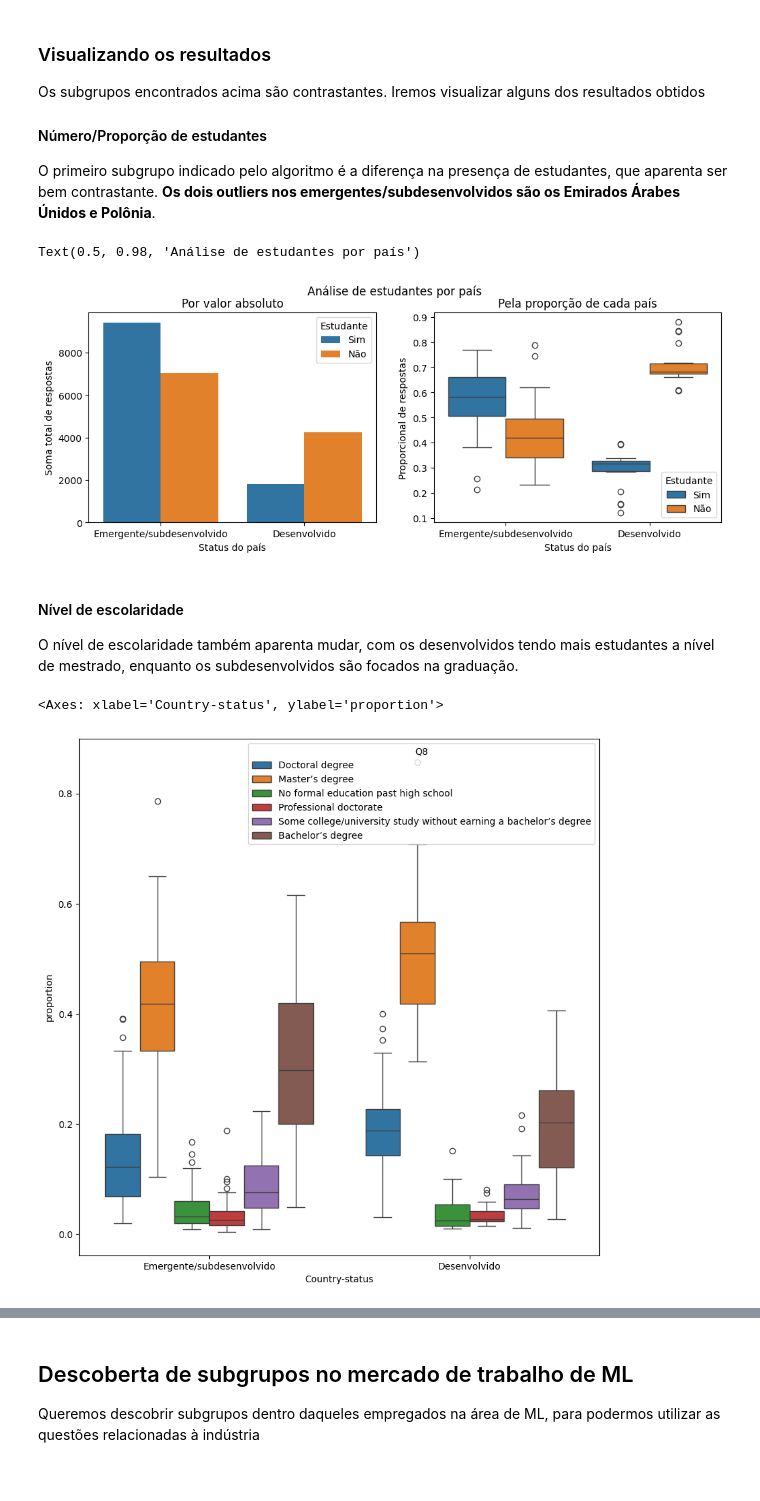
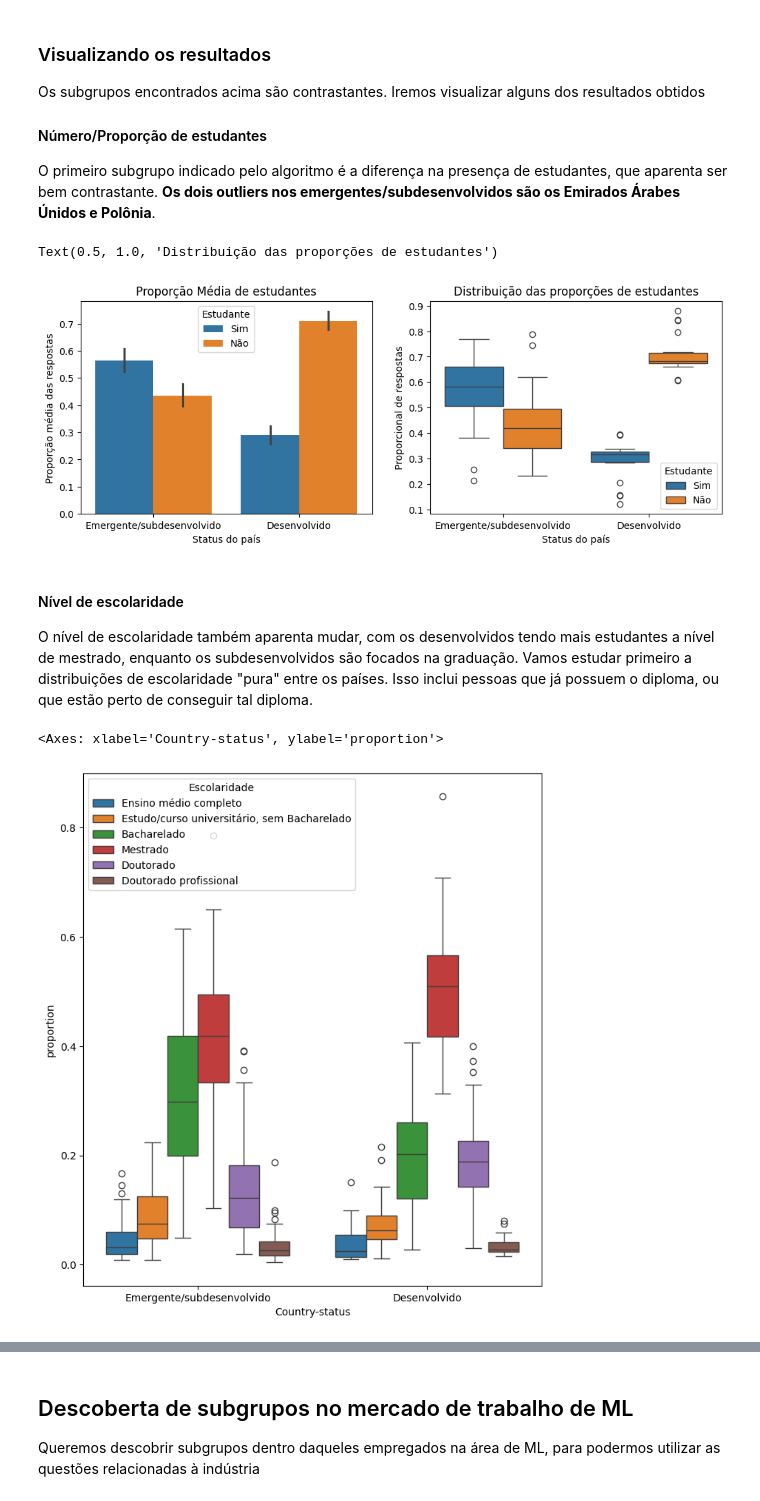
Before and after one commit to vlcfaria/kaggle-datamine, a Jupyter notebook: analysis.ipynb, the cells around one changed output, grey strips where cells are left out. Drawn from its saved outputs; the diff is of its cells as text; code cells hidden in the pictures.

```diff
--- a/analysis.ipynb
+++ b/analysis.ipynb
@@ -138,43 +186,50 @@ O primeiro subgrupo indicado pelo algoritmo é a diferença na presença de estu
 # %%
 fig, ax = plt.subplots(1,2, figsize=(12,4))
 
-count = df.groupby('Q4')[['Q5']].value_counts().reset_index()
-prop = df.groupby('Q4')[['Q5', 'Country-status']].value_counts(normalize=True).reset_index()
+prop = df.groupby('Q4')[['Q5', 'Country-status']].value_counts(normalize=True).reset_index().rename(columns={'Q5': 'Estudante'})
 
-country_grouped = pd.merge(count,prop, on=['Q4', 'Q5']).rename(columns={'Q5': 'Estudante'})
-country_grouped.replace({'Estudante': {'Yes': 'Sim', 'No': 'Não'},
+prop.replace({'Estudante': {'Yes': 'Sim', 'No': 'Não'},
                          'Country-status': {1: 'Emergente/subdesenvolvido', 2: 'Desenvolvido'}}, inplace=True)
 
-sns.barplot(country_grouped, x='Country-status', y='count', hue='Estudante', ax=ax[0], estimator='sum', errorbar=None)
-sns.boxplot(country_grouped, x='Country-status', y='proportion', hue='Estudante', ax=ax[1])
+sns.barplot(prop, x='Country-status', y='proportion', hue='Estudante', ax=ax[0], estimator='mean')
+sns.boxplot(prop, x='Country-status', y='proportion', hue='Estudante', ax=ax[1])
 
 ax[0].set_xlabel('Status do país')
-ax[0].set_ylabel('Soma total de respostas')
-ax[0].set_title('Por valor absoluto')
+ax[0].set_ylabel('Proporção média das respostas')
+ax[0].set_title('Proporção Média de estudantes')
 
 ax[1].set_xlabel('Status do país')
 ax[1].set_ylabel('Proporcional de respostas')
-ax[1].set_title('Pela proporção de cada país')
-
-plt.suptitle('Análise de estudantes por país')
+ax[1].set_title('Distribuição das proporções de estudantes')
 # %% [output]
-Text(0.5, 0.98, 'Análise de estudantes por país')
+Text(0.5, 1.0, 'Distribuição das proporções de estudantes')
-[figure, old version]
+[figure, new version]
 # %% [markdown]
 #### Nível de escolaridade
 
-O nível de escolaridade também aparenta mudar, com os desenvolvidos tendo mais estudantes a nível de mestrado, enquanto os subdesenvolvidos são focados na graduação.
+O nível de escolaridade também aparenta mudar, com os desenvolvidos tendo mais estudantes a nível de mestrado, enquanto os subdesenvolvidos são focados na graduação. Vamos estudar primeiro a distribuições de escolaridade "pura" entre os países. Isso inclui pessoas que já possuem o diploma, ou que estão perto de conseguir tal diploma.
 # %%
-filtered = df[df['Q8'] != 'I prefer not to answer']
-count = filtered.groupby(['Q4', 'Q5'])[['Q8']].value_counts().reset_index()
-prop = filtered.groupby(['Q4', 'Q5'])[['Q8', 'Country-status']].value_counts(normalize=True).reset_index()
+#Filter out not answered
+filtered = (df[df['Q8'] != 'I prefer not to answer']).rename(columns={'Q5': 'Estudante', 'Q8': 'Escolaridade'})
 
-scholar_grouped = pd.merge(count,prop, on=['Q4', 'Q5', 'Q8']).rename(columns={'Q5': 'Estudante'})
-scholar_grouped.replace({'Estudante': {'Yes': 'Sim', 'No': 'Não'},
-                         'Country-status': {1: 'Emergente/subdesenvolvido', 2: 'Desenvolvido'}}, inplace=True)
+scholarity_label = {'No formal education past high school' : 'Ensino médio completo',
+                    'Some college/university study without earning a bachelor’s degree': 'Estudo/curso universitário, sem Bacharelado',
+                    'Bachelor’s degree': 'Bacharelado',
+                    'Master’s degree': 'Mestrado',
+                    'Doctoral degree': 'Doutorado',
+                    'Professional doctorate': 'Doutorado profissional'}
 
-fig,ax = plt.subplots(figsize=(10,10))
-sns.boxplot(scholar_grouped, x='Country-status', y='proportion', hue='Q8', ax=ax)
+filtered.replace({'Estudante': {'Yes': 'Sim', 'No': 'Não'},
+                  'Country-status': {1: 'Emergente/subdesenvolvido', 2: 'Desenvolvido'},
+                  'Escolaridade': scholarity_label}, inplace=True)
+
+prop = (filtered.groupby(['Q4', 'Estudante'])[['Escolaridade', 'Country-status']]
+        .value_counts(normalize=True)
+        .reset_index())
+
+fig,ax = plt.subplots(figsize=(8,9))
+
+sns.boxplot(prop, x='Country-status', y='proportion', hue='Escolaridade', hue_order=list(scholarity_label.values()), ax=ax)
 # %% [output]
 <Axes: xlabel='Country-status', ylabel='proportion'>
-[figure, old version]
+[figure, new version]
```
Also changed, not shown: parts of 12 cells of this notebook.
